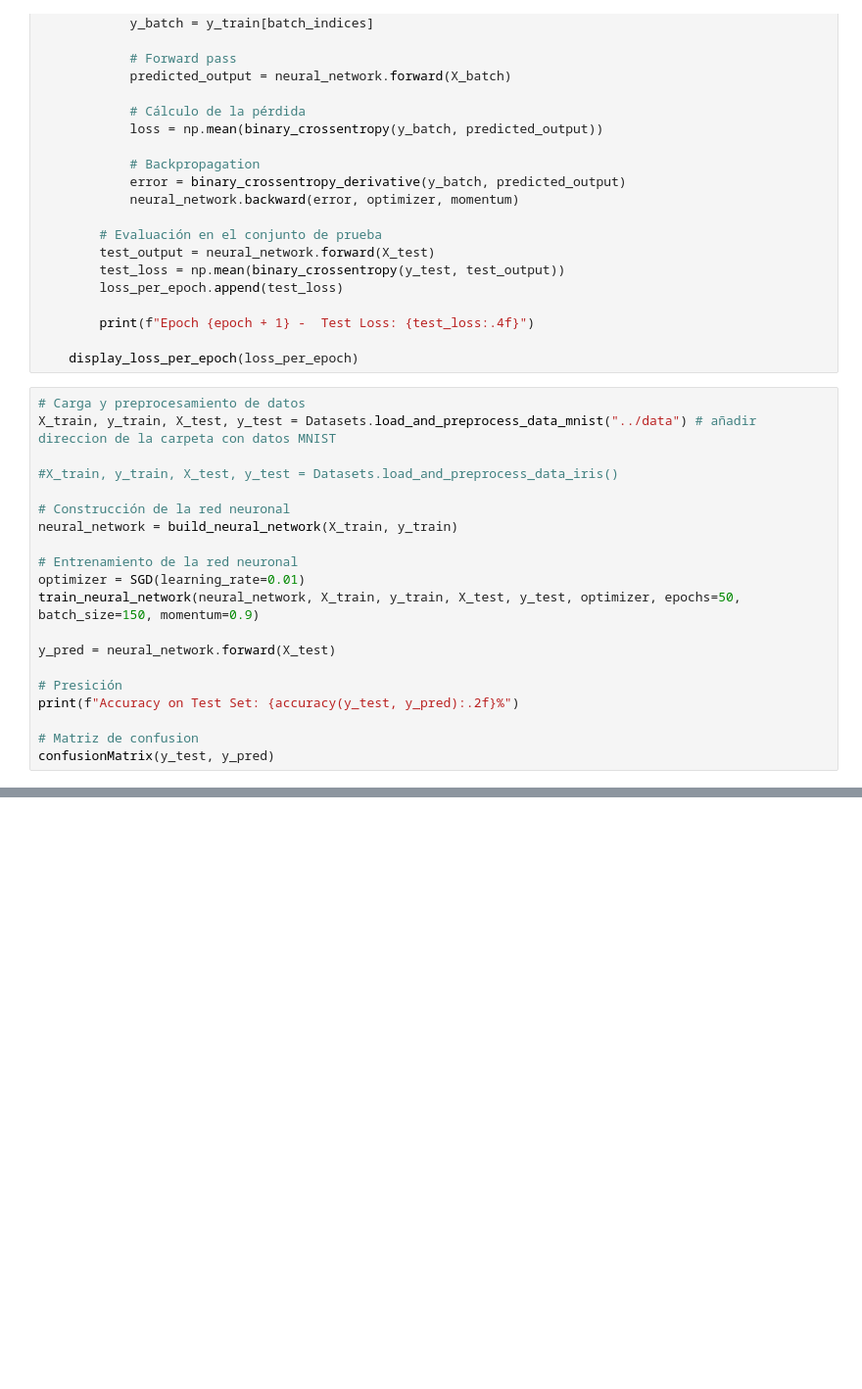
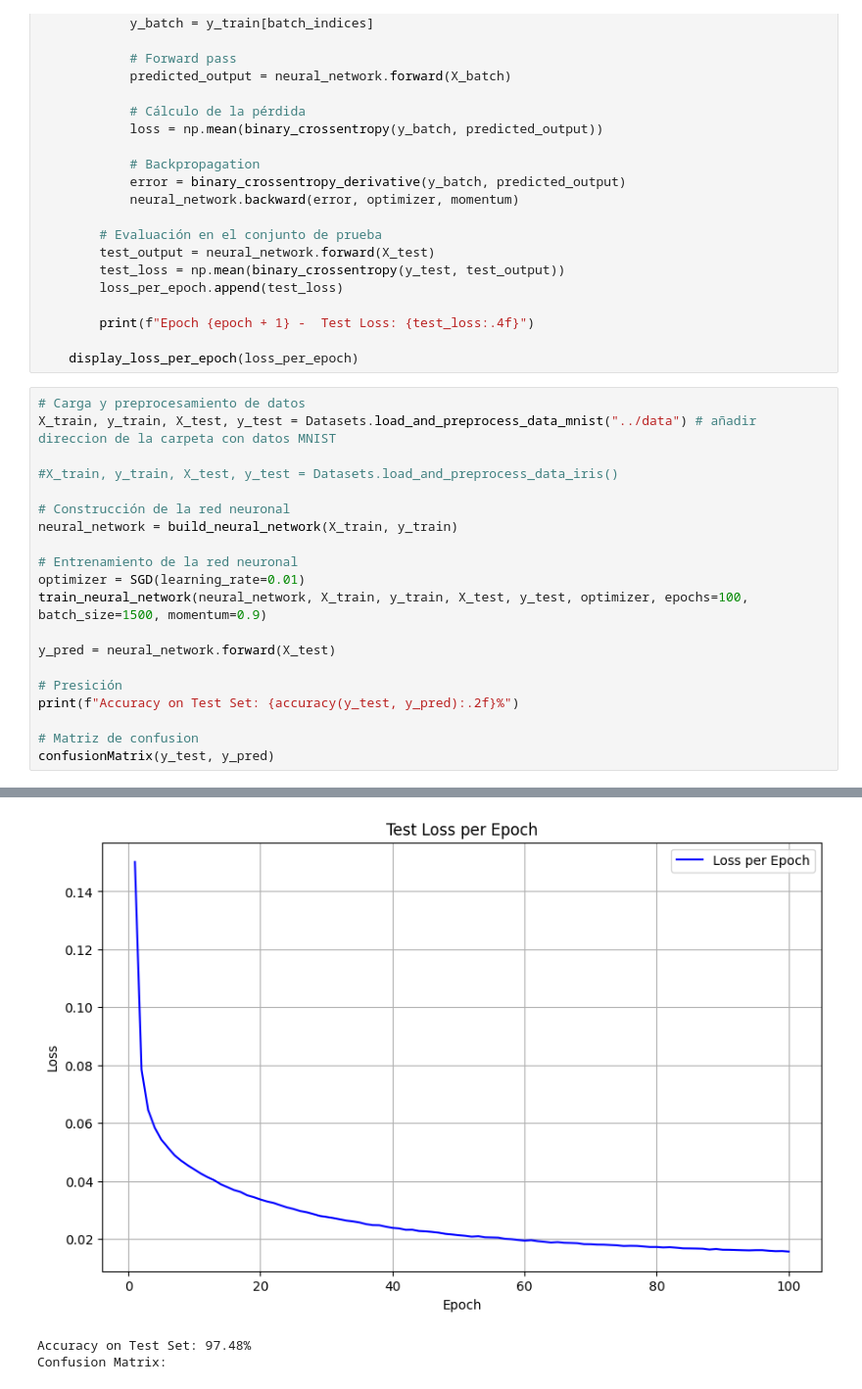
Before and after one commit to faridsanchezz/NeuralNetworkEngine, a Jupyter notebook: Main.ipynb, the cells around one changed output, grey strips where cells are left out. Shown at 98% size. Drawn from its saved outputs; the diff is of its cells as text; blank space fills up the shorter version.

Commit message:
modify graphic setup

```diff
--- a/Main.ipynb
+++ b/Main.ipynb
@@ -68,7 +68,7 @@ neural_network = build_neural_network(X_train, y_train)
 
 # Entrenamiento de la red neuronal
 optimizer = SGD(learning_rate=0.01)
-train_neural_network(neural_network, X_train, y_train, X_test, y_test, optimizer, epochs=50, batch_size=150, momentum=0.9)
+train_neural_network(neural_network, X_train, y_train, X_test, y_test, optimizer, epochs=100, batch_size=1500, momentum=0.9)
 
 y_pred = neural_network.forward(X_test)
 
@@ -77,3 +77,4 @@ print(f"Accuracy on Test Set: {accuracy(y_test, y_pred):.2f}%")
 
 # Matriz de confusion
 confusionMatrix(y_test, y_pred)
+# %% [output]
@@ -79,0 +98,3 @@ confusionMatrix(y_test, y_pred)
+[figure, added]
+Accuracy on Test Set: 97.48%
+Confusion Matrix:
```
Also changed, not shown: parts of 1 cell of this notebook, 1 other file.
